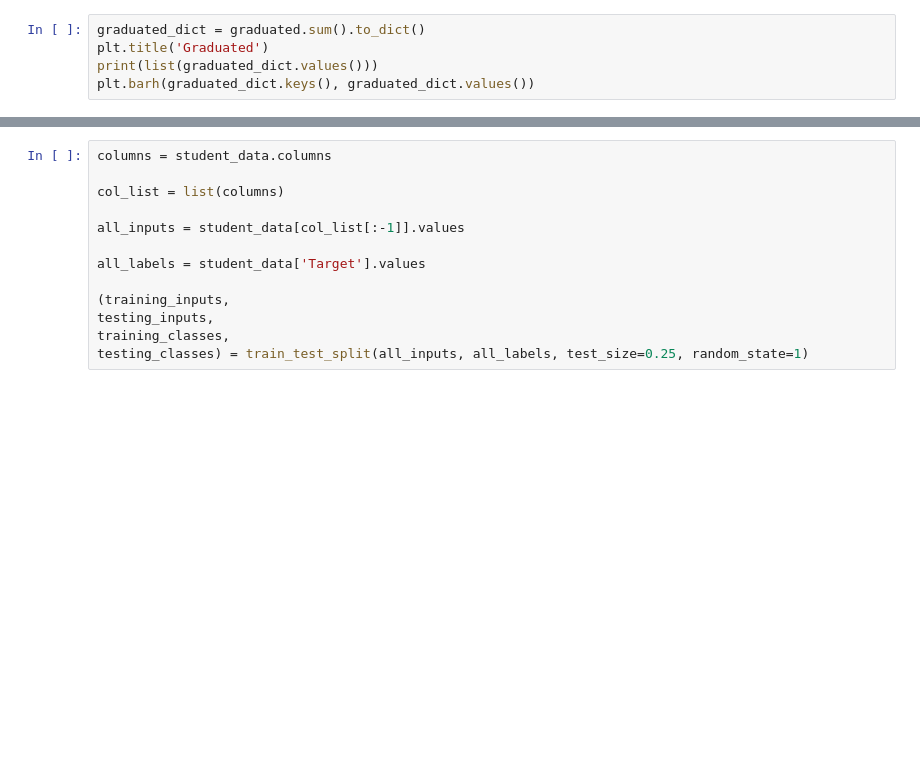
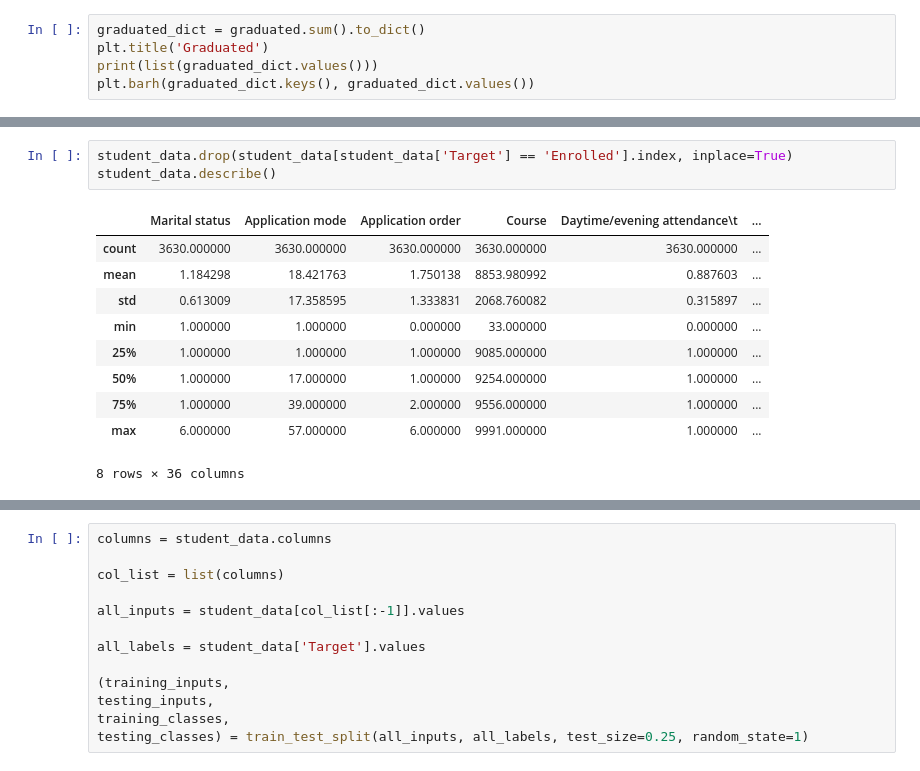
Before and after one commit to HenriqueNPinho/FEUP-IArt, a Jupyter notebook: Project_2/Students Dropout and Success.ipynb, the cells around one changed output, grey strips where cells are left out. Drawn from its saved outputs; the diff is of its cells as text; blank space fills up the shorter version.

```diff
--- a/Project_2/Students Dropout and Success.ipynb
+++ b/Project_2/Students Dropout and Success.ipynb
@@ -84,0 +88,14 @@ plt.bar(['Graduated', 'Enrolled', 'Dropout'], [len(graduated), len(enrolled), le
+# %%
+student_data.drop(student_data[student_data['Target'] == 'Enrolled'].index, inplace=True)
+student_data.describe()
+# %% [output]
+|  | Marital status | Application mode | Application order | Course | Daytime/evening attendance\t | ... |
+| count | 3630.000000 | 3630.000000 | 3630.000000 | 3630.000000 | 3630.000000 | ... |
+| mean | 1.184298 | 18.421763 | 1.750138 | 8853.980992 | 0.887603 | ... |
+| std | 0.613009 | 17.358595 | 1.333831 | 2068.760082 | 0.315897 | ... |
+| min | 1.000000 | 1.000000 | 0.000000 | 33.000000 | 0.000000 | ... |
+| 25% | 1.000000 | 1.000000 | 1.000000 | 9085.000000 | 1.000000 | ... |
+| 50% | 1.000000 | 17.000000 | 1.000000 | 9254.000000 | 1.000000 | ... |
+| 75% | 1.000000 | 39.000000 | 2.000000 | 9556.000000 | 1.000000 | ... |
+| max | 6.000000 | 57.000000 | 6.000000 | 9991.000000 | 1.000000 | ... |
+8 rows × 36 columns
```
Also changed, not shown: parts of 8 cells of this notebook, 2 other files.
